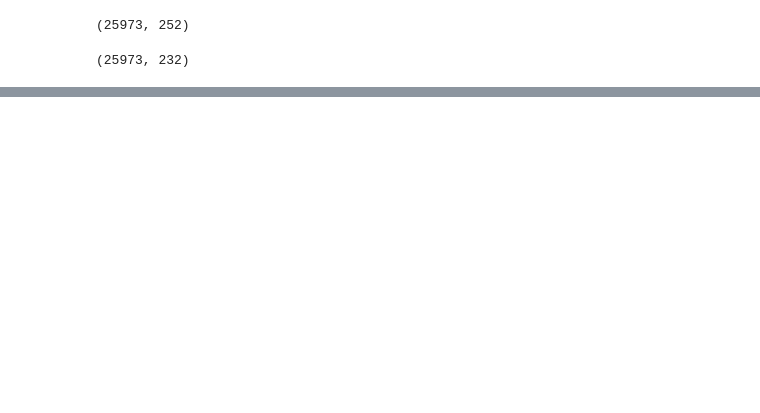
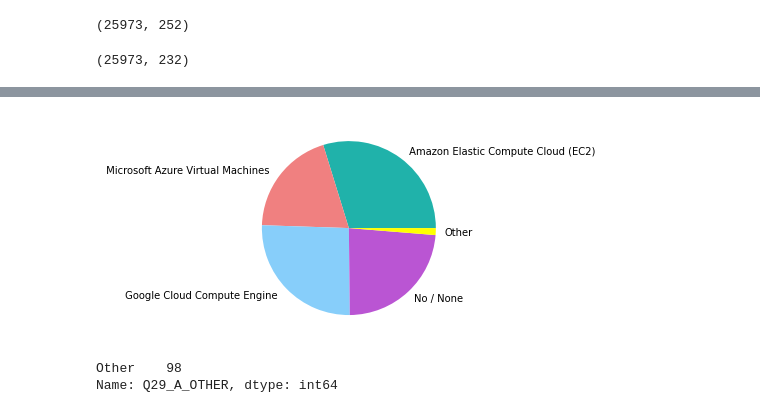
Before and after one commit to Adalab/project-DA-promo-B-modulo-2-team-1, a Jupyter notebook: limpieza.ipynb, the cells around one changed output, grey strips where cells are left out. Saved outputs shown, nothing was run; the diff lists cells and outputs as text; code cells hidden in the pictures; blank space fills up the shorter version.

```diff
--- a/limpieza.ipynb
+++ b/limpieza.ipynb
@@ -30,0 +54,4 @@ df_limpios2.shape
+# %%
+df_limpios3 = df_limpios2.drop(['Unnamed: 0.1', 'Q27_A_Part_1', 'Q27_A_Part_2', 'Q27_A_Part_3', 'Q27_A_Part_4', 'Q27_A_Part_5', 'Q27_A_Part_6', 'Q27_A_Part_7',\
+'Q27_A_Part_8', 'Q27_A_Part_9',  'Q28', 'Q42_Part_1', 'Q42_Part_2', 'Q42_Part_3', 'Q42_Part_4', 'Q28',  'Q42_Part_5', 'Q42_Part_6', 'Q42_Part_7',
+'Q42_Part_8', 'Q42_Part_9', 'Q42_Part_10', 'Q42_Part_11', 'Q42_OTHER'],axis=1)
@@ -30,0 +67,3 @@ df_limpios2.shape
+# %%
+a = df_limpios3[['Q29_A_Part_1', 'Q29_A_Part_2', 'Q29_A_Part_3', 'Q29_A_Part_4', 'Q29_A_OTHER']]
+a
@@ -30,0 +84,3 @@ df_limpios2.shape
+# %%
+c = a.describe(include="object").T
+c
@@ -30,0 +94,15 @@ df_limpios2.shape
+# %%
+plt.figure()
+plt.pie(c["count"], labels =c["top"], colors = ["lightseagreen", "lightcoral", "lightskyblue", "mediumorchid", "yellow"])
+plt.show()
+# %% [output]
+[figure, added]
+# %%
+b = a['Q29_A_Part_1'].value_counts()
+a['Q29_A_Part_2'].value_counts()
+a['Q29_A_Part_3'].value_counts()
+a['Q29_A_Part_4'].value_counts()
+a['Q29_A_OTHER'].value_counts()
+# %% [output]
+Other    98
+Name: Q29_A_OTHER, dtype: int64
```
Also changed, not shown: parts of 12 cells of this notebook.
